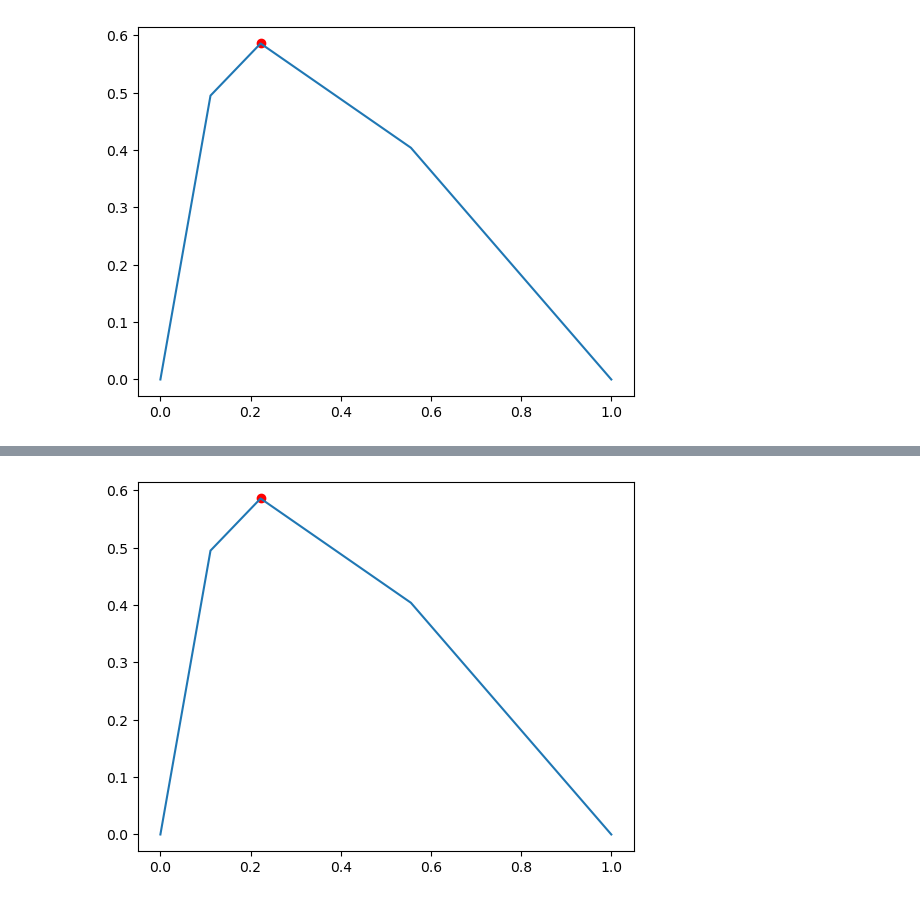
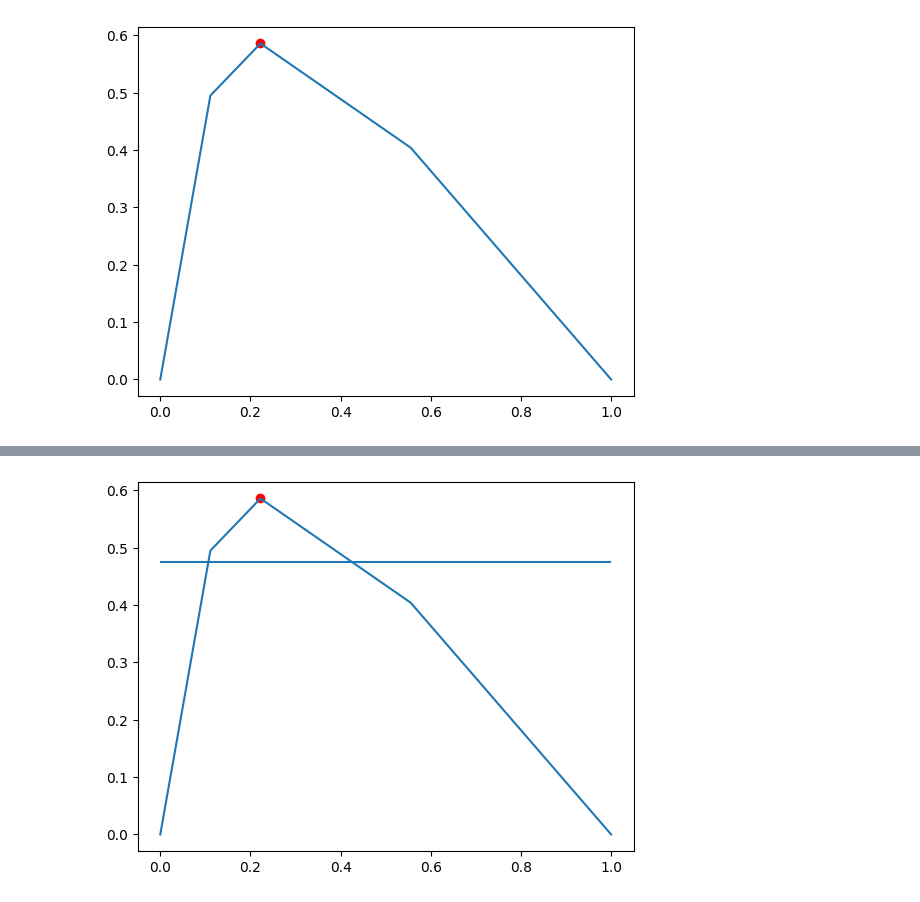
Before and after one commit to TNanukem/paper_implementations, a Jupyter notebook: Kneedle.ipynb, the cells around one changed output, grey strips where cells are left out. Cells and saved outputs as stored; diff of their text form; code cells hidden in the pictures.

```diff
--- a/Kneedle.ipynb
+++ b/Kneedle.ipynb
@@ -124,19 +98,18 @@ plt.scatter(x_1[maxima_idxs], y_1[maxima_idxs], c='r')
 # %%
-maxima_idxs_2 = argrelextrema(y_2, np.greater)
-plt.plot(x_2, y_2)
-plt.scatter(x_2[maxima_idxs_2], y_2[maxima_idxs_2], c='r')
+maxima_idxs_2 = argrelextrema(y_2_diff, np.greater_equal)
+plt.plot(x_2_norm, y_2_diff)
+plt.scatter(x_2_norm[maxima_idxs_2], y_2_diff[maxima_idxs_2], c='r')
 # %% [output]
 <matplotlib.collections.PathCollection at 0x...>
 [figure]
 # %%
 S = 1
 
-const = S * np.sum([x_1[maxima_idxs][i + 1] - x_1[maxima_idxs][i] for i in range(len(x_1[maxima_idxs]) - 1)]) / ((len(x_1[maxima_idxs]) - 1))
-Ts = [y - const for y in y_1[maxima_idxs]]
+Ts = y_1_diff[maxima_idxs] - (S * np.abs(np.diff(x_1_norm).mean()))
 # %%
 for i, maxima in enumerate(maxima_idxs[0]):
     plt.figure()
-    plt.plot(x_1, y_1)
-    plt.scatter(x_1[maxima], y_1[maxima], c='r')
-    plt.hlines(y=Ts[i], xmin=x_1[0], xmax=x_1[-1])
+    plt.plot(x_1_norm, y_1_diff)
+    plt.scatter(x_1_norm[maxima], y_1_diff[maxima], c='r')
+    plt.hlines(y=Ts[i], xmin=x_1_norm[0], xmax=x_1_norm[-1])
 # %% [output]
@@ -146,13 +120,12 @@ for i, maxima in enumerate(maxima_idxs[0]):
 # %%
 S = 1
 
-const = S * np.sum([x_2[maxima_idxs_2][i + 1] - x_2[maxima_idxs_2][i] for i in range(len(x_2[maxima_idxs_2]) - 1)]) / ((len(x_2[maxima_idxs_2]) - 1))
-Ts = [y - const for y in y_2[maxima_idxs_2]]
+Ts_2 = y_2_diff[maxima_idxs_2] - (S * np.abs(np.diff(x_2_norm).mean()))
 # %%
 for i, maxima in enumerate(maxima_idxs_2[0]):
     plt.figure()
-    plt.plot(x_2, y_2)
-    plt.scatter(x_2[maxima], y_2[maxima], c='r')
-    plt.hlines(y=Ts[i], xmin=x_2[0], xmax=x_2[-1])
+    plt.plot(x_2_norm, y_2_diff)
+    plt.scatter(x_2_norm[maxima], y_2_diff[maxima], c='r')
+    plt.hlines(y=Ts_2[i], xmin=x_2_norm[0], xmax=x_2_norm[-1])
 # %% [output]
-[figure, old version]
+[figure, new version]
```
Also changed, not shown: parts of 19 cells of this notebook, 1 other file.
